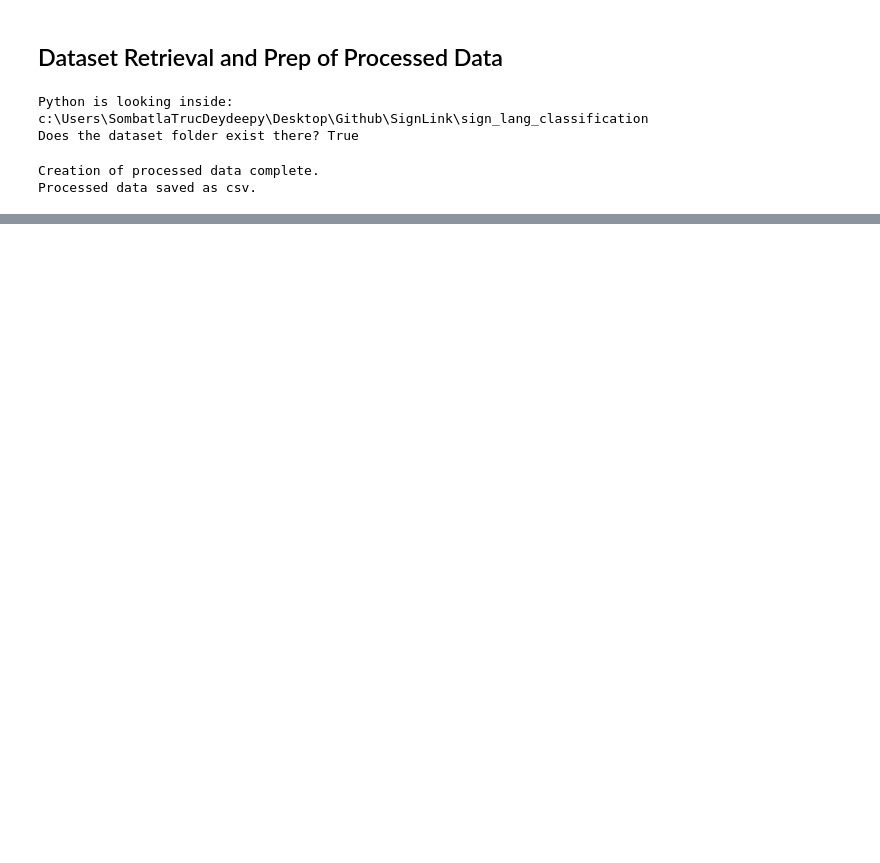
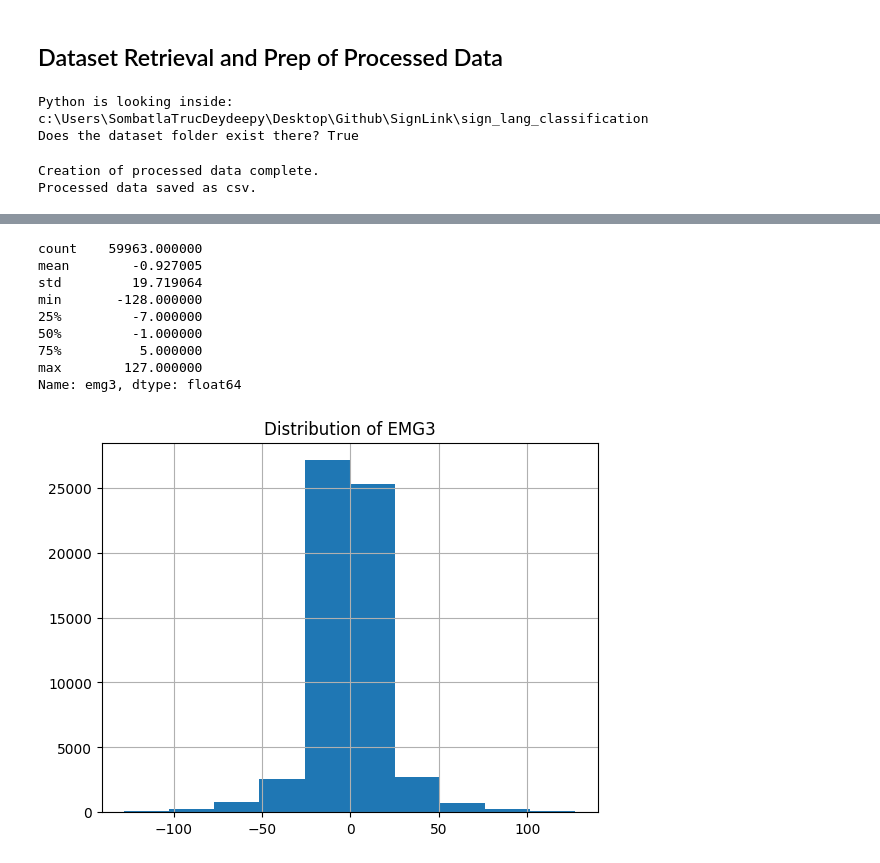
Before and after one commit to codingsanji/SignLink_main, a Jupyter notebook: sign_lang_classification/work.ipynb, the cells around one changed output, grey strips where cells are left out. Drawn from its saved outputs; the diff is of its cells as text; code cells hidden in the pictures; blank space fills up the shorter version.

```diff
--- a/sign_lang_classification/work.ipynb
+++ b/sign_lang_classification/work.ipynb
@@ -162,0 +275,16 @@ Length: 26, dtype: str
+# %%
+# Managing outliers in EMG3 using IQR method (histogram)
+final_data["emg3"].hist()
+plt.title("Distribution of EMG3")
+final_data["emg3"].describe()
+# %% [output]
+count    59963.000000
+mean        -0.927005
+std         19.719064
+min       -128.000000
+25%         -7.000000
+50%         -1.000000
+75%          5.000000
+max        127.000000
+Name: emg3, dtype: float64
+[figure, added]
```
Also changed, not shown: parts of 53 cells of this notebook, 12 other files.
